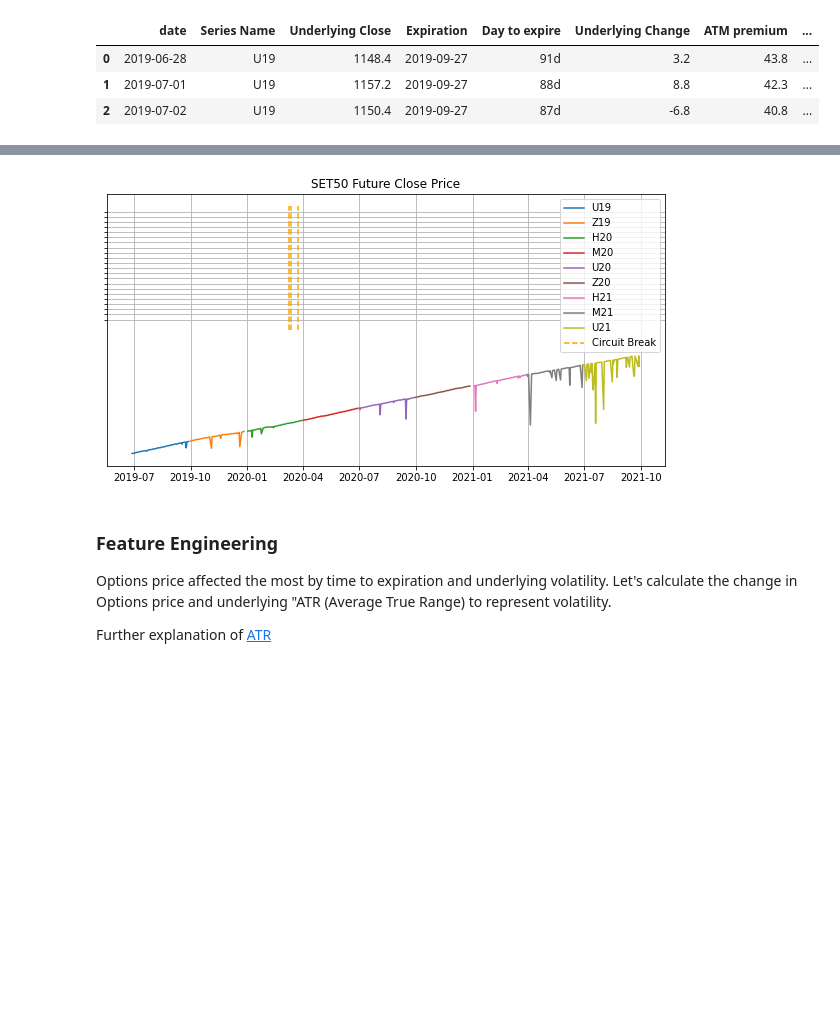
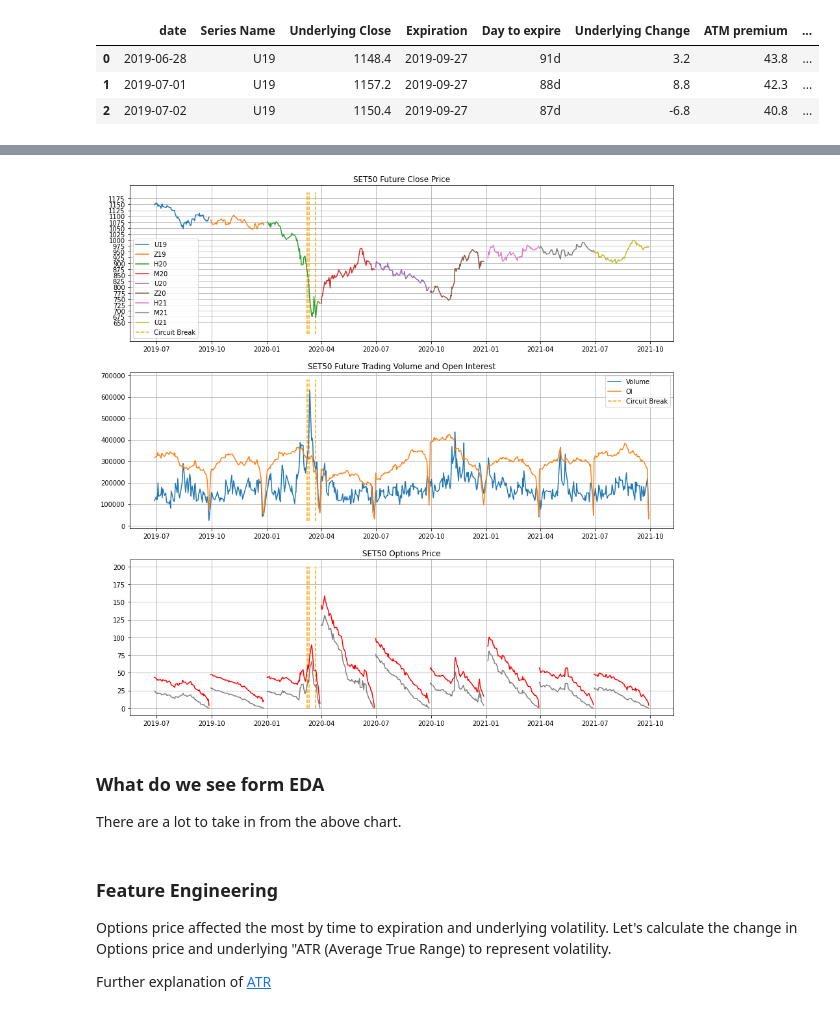
Before and after one commit to soi130/options_analysis, a Jupyter notebook: options_analytics.ipynb, the cells around one changed output, grey strips where cells are left out. Cells and saved outputs as stored; diff of their text form; code cells hidden in the pictures; blank space fills up the shorter version.

Commit message:
Satisfied Combination Plot

```diff
--- a/options_analytics.ipynb
+++ b/options_analytics.ipynb
@@ -203,12 +200,15 @@ array(['Date', 'Open', 'High', 'Low', 'Close', 'SP', 'Chg', '%Chg', 'Vol',
 # %%
-#dash_index = merged_future.loc[(merged_future['Chg'] == '-') | (merged_future['%Chg']=='-')].index
+for i in merged_future.index:
 
-for col in ['Open', 'High', 'Low', 'Close', 'SP', 'Chg','%Chg']:
-    for i in merged_future.index:
         if merged_future.loc[i, 'Chg'] != '-':
-            merged_future[col]=[float(x.replace('"', '').replace(',', '')) for x in merged_future[col]]
+            for col in ['Open', 'High', 'Low', 'Close', 'SP', 'Chg','%Chg','Vol','OI']:
+                merged_future.loc[i, col] = float(merged_future.loc[i, col].replace('"','').replace(',',''))
         else:
-            merged_future.loc[i, 'Chg'] = 999.999 #temp
-            merged_future.loc[i, '%Chg'] = 999.999 #temp
+            col2 = ['Open', 'High', 'Low', 'Close', 'SP','Vol','OI']
+            for col2 in col2:
+                merged_future.loc[i, col2] = float(merged_future.loc[i, col2].replace('"','').replace(',',''))
+
+            merged_future.loc[i, 'Chg'] = float(9.9) #temp
+            merged_future.loc[i, '%Chg'] = float(9.9) #temp
             merged_future.loc[i, 'Chg'] = merged_future.loc[i, 'SP'] - merged_future.loc[i-1, 'SP']
             merged_future.loc[i, '%Chg'] = (merged_future.loc[i, 'SP'] - merged_future.loc[i-1, 'SP'])/merged_future.loc[i-1, 'SP']
@@ -217,4 +214,0 @@ AttributeError: 'float' object has no attribute 'replace'
-# %%
-for i in merged_future.loc[(merged_future['Chg'] == '-') | (merged_future['%Chg']=='-')].index:
-    merged_future.loc[i, 'Chg'] = merged_future.loc[i, 'SP'] - merged_future.loc[i-1, 'SP']
-    merged_future.loc[i, '%Chg'] = (merged_future.loc[i, 'SP'] - merged_future.loc[i-1, 'SP'])/(merged_future.loc[i-1, 'SP'])
@@ -366,15 +330,39 @@ plt.show()
 # %%
-interval = [i*25 for i in range(26,48)]
+interval = [i*25 for i in range(26,48)] #to vertically frame between 650 - 1248 and use as yticks
 
-ax,fig = plt.subplots(figsize=(10,5))
+fig = plt.subplots(figsize=(15,15))
+plt.subplot(311)
 for symbol in ready_df['Series'].unique():
     plt.plot(ready_df.loc[ready_df['Series'] == symbol, 'Date'],
-                ready_df.loc[ready_df['Series'] == symbol, 'Close'],label=symbol)
+                    ready_df.loc[ready_df['Series'] == symbol, 'Close'],label=symbol)
 plt.title('SET50 Future Close Price')
 plt.grid()
 plt.yticks(interval)
 plt.vlines(['2020-03-09','2020-03-12','2020-03-23'],ymin=600,ymax=1200,label='Circuit Break',linestyles='dashed',colors='orange')
 plt.legend()
+
+plt.subplot(312)
+plt.title('SET50 Future Trading Volume and Open Interest')
+plt.plot(ready_df.Date,ready_df.Vol,label='Volume')
+plt.plot(ready_df.Date,ready_df.OI,label='OI')
+plt.vlines(['2020-03-09','2020-03-12','2020-03-23'],ymin=20000,ymax=680000,label='Circuit Break',linestyles='dashed',colors='orange')
+plt.grid()
+plt.legend()
+
+plt.subplot(313)
+plt.title('SET50 Options Price')
+for symbol in ready_df['Series'].unique():
+    plt.plot(ready_df.loc[ready_df['Series'] == symbol, 'Date'],
+                    ready_df.loc[ready_df['Series'] == symbol, 'ATM premium'],c='r',label='ATM premiun')
+for symbol in ready_df['Series'].unique():
+    plt.plot(ready_df.loc[ready_df['Series'] == symbol, 'Date'],
+                    ready_df.loc[ready_df['Series'] == symbol, '+/-1 OTM premium'],c='0.5',label='OTM premium')
+plt.vlines(['2020-03-09','2020-03-12','2020-03-23'],ymin=0,ymax=200,label='Circuit Break',linestyles='dashed',colors='orange')
+plt.grid()
+
 plt.show()
 # %% [output]
-[figure, old version]
+[figure, new version]
+# %% [markdown]
+### What do we see form EDA
+There are a lot to take in from the above chart.
```
Also changed, not shown: parts of 14 cells of this notebook.
